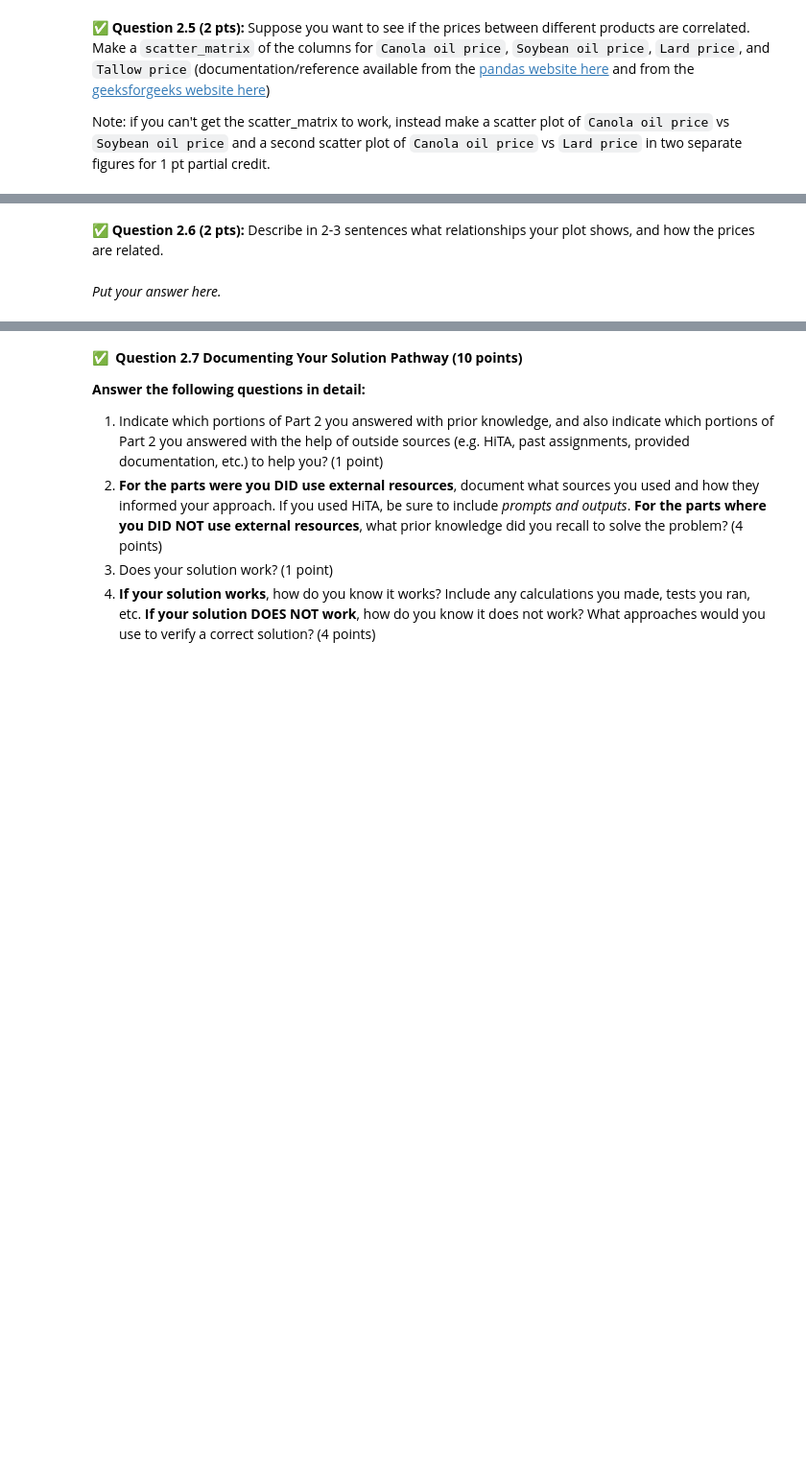
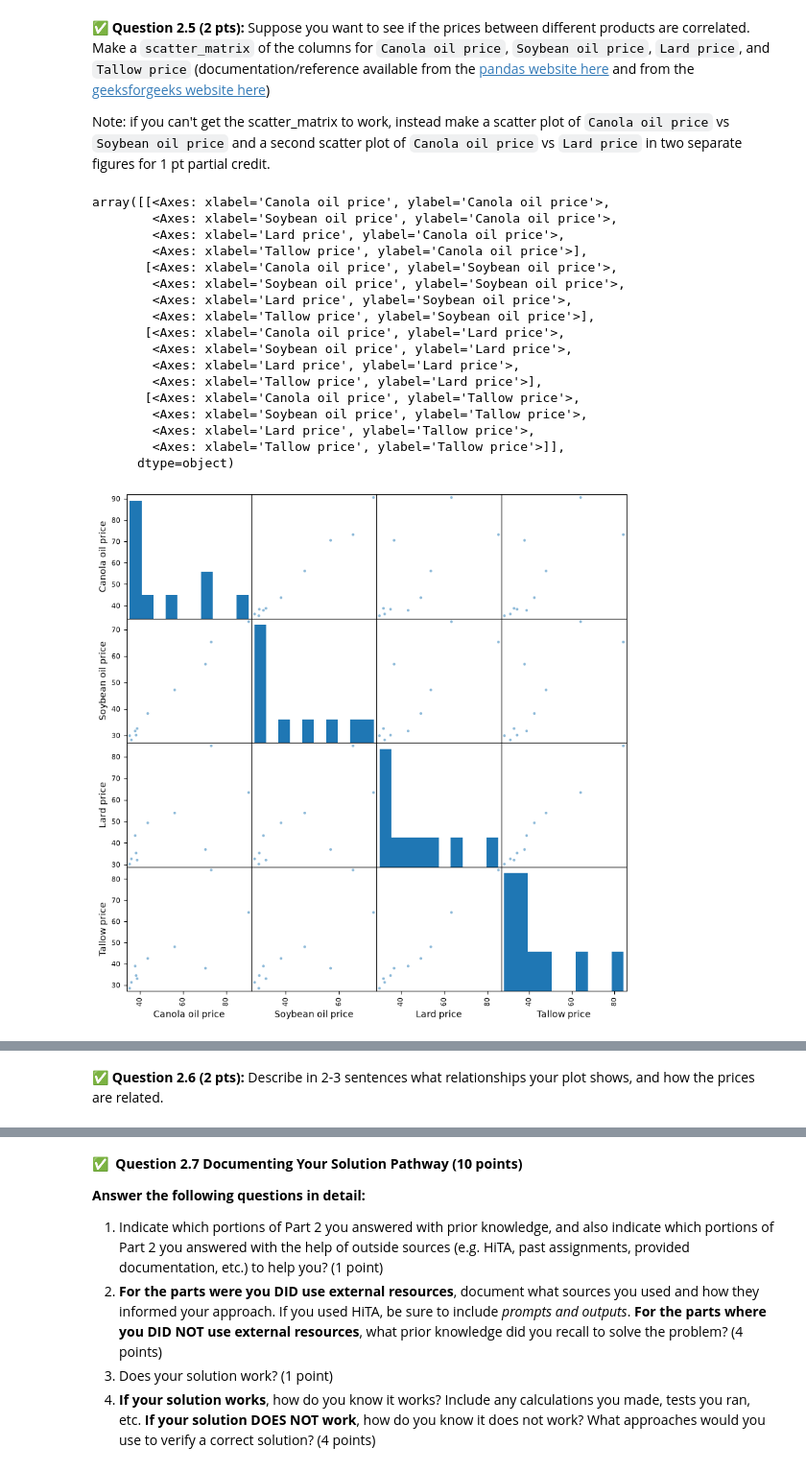
Before and after one commit to ykalani/CMSE202-f26-turnin, a Jupyter notebook: CMSE202-Midterm-Section002-STUDENT.ipynb, the cells around one changed output, grey strips where cells are left out. Shown at 96% size. Cells and saved outputs as stored; diff of their text form; code cells hidden in the pictures; blank space fills up the shorter version.

```diff
--- a/CMSE202-Midterm-Section002-STUDENT.ipynb
+++ b/CMSE202-Midterm-Section002-STUDENT.ipynb
@@ -146,3 +187,6 @@ You may find the following documentation helpful:
 * https://pandas.pydata.org/docs/reference/api/pandas.DataFrame.dropna.html
 # %%
 # Put your code here
+df = pd.read_csv('US_bio-oils.csv', thousands=',')
+df = df.dropna()
+df.head()
@@ -160,3 +209,28 @@ Note: if you can't get the scatter_matrix to work, instead make a scatter plot o
+# %%
+# Put your code here
+import pandas as pd
+df = df.dropna()
+#df['Canola oil price', 'Soybean oil price', 'Lard price', 'Tallow price']
+pd.plotting.scatter_matrix(df[['Canola oil price', 'Soybean oil price', 'Lard price', 'Tallow price']], figsize=(10, 10))
+# %% [output]
+array([[<Axes: xlabel='Canola oil price', ylabel='Canola oil price'>,
+        <Axes: xlabel='Soybean oil price', ylabel='Canola oil price'>,
+        <Axes: xlabel='Lard price', ylabel='Canola oil price'>,
+        <Axes: xlabel='Tallow price', ylabel='Canola oil price'>],
+       [<Axes: xlabel='Canola oil price', ylabel='Soybean oil price'>,
+        <Axes: xlabel='Soybean oil price', ylabel='Soybean oil price'>,
+        <Axes: xlabel='Lard price', ylabel='Soybean oil price'>,
+        <Axes: xlabel='Tallow price', ylabel='Soybean oil price'>],
+       [<Axes: xlabel='Canola oil price', ylabel='Lard price'>,
+        <Axes: xlabel='Soybean oil price', ylabel='Lard price'>,
+        <Axes: xlabel='Lard price', ylabel='Lard price'>,
+        <Axes: xlabel='Tallow price', ylabel='Lard price'>],
+       [<Axes: xlabel='Canola oil price', ylabel='Tallow price'>,
+        <Axes: xlabel='Soybean oil price', ylabel='Tallow price'>,
+        <Axes: xlabel='Lard price', ylabel='Tallow price'>,
+        <Axes: xlabel='Tallow price', ylabel='Tallow price'>]],
+      dtype=object)
+[figure, added]
 # %% [markdown]
 <!-- END QUESTION -->
 <!-- DO NOT MODIFY OR DELETE THIS CELL -->
@@ -164,5 +238,3 @@ Note: if you can't get the scatter_matrix to work, instead make a scatter plot o
 <!-- BEGIN QUESTION -->
 
 &#9989; **Question 2.6 (2 pts):** Describe in 2-3 sentences what relationships your plot shows, and how the prices are related.
-# %% [markdown]
-*Put your answer here.*
```
Also changed, not shown: parts of 10 cells of this notebook, 1 other file.
